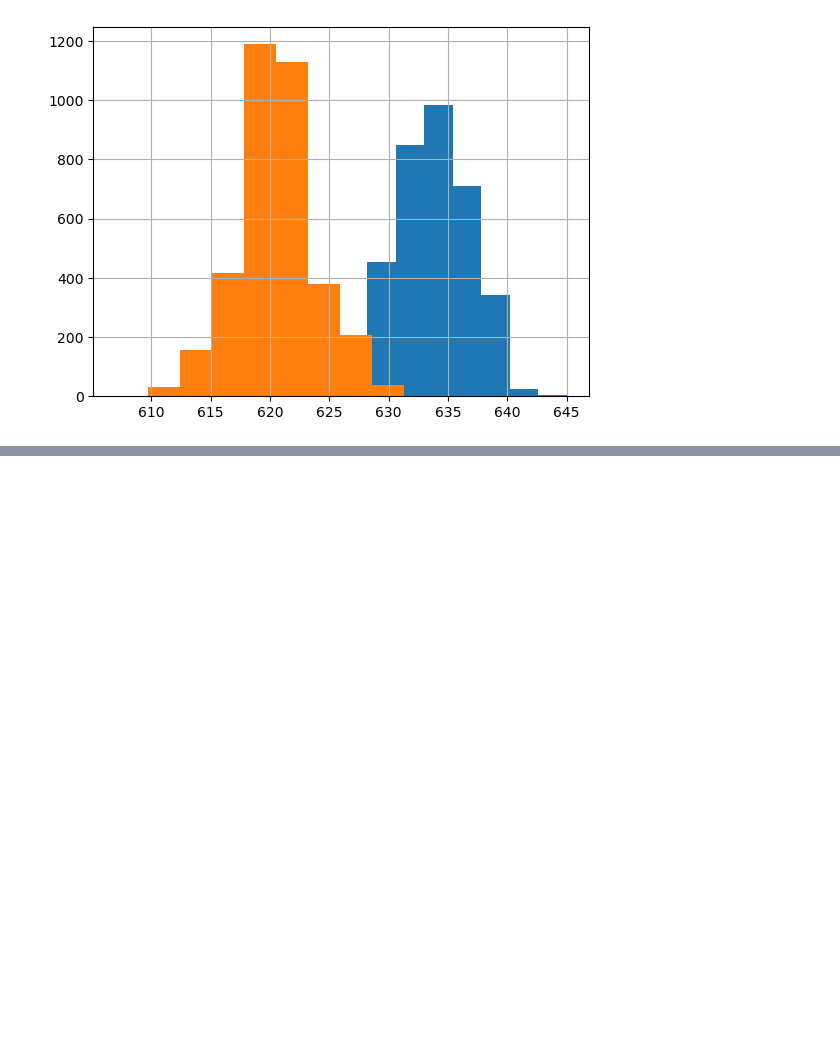
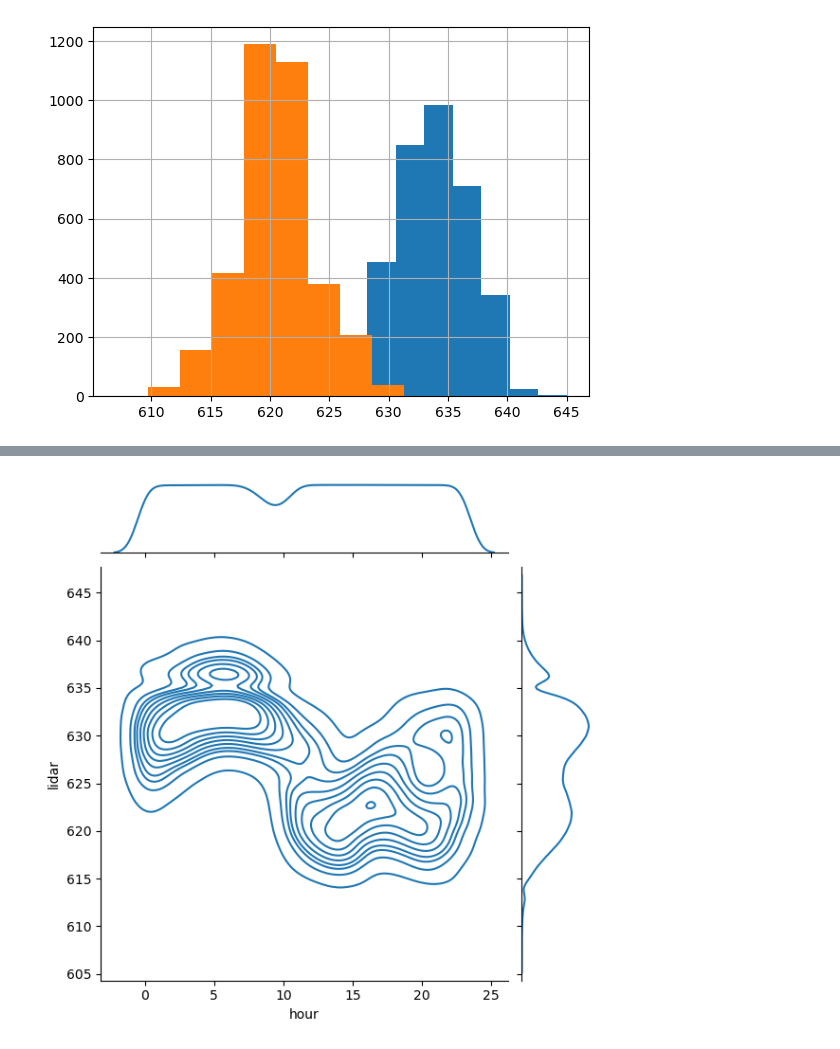
Before and after one commit to terimayowasabi/Probabilistic-Robotics, a Jupyter notebook: section_sensor/lidar_600.ipynb, the cells around one changed output, grey strips where cells are left out. Saved outputs shown, nothing was run; the diff lists cells and outputs as text; code cells hidden in the pictures; blank space fills up the shorter version.

```diff
--- a/section_sensor/lidar_600.ipynb
+++ b/section_sensor/lidar_600.ipynb
@@ -35,0 +73,7 @@ plt.show
+# %%
+sns.jointplot(data,x="hour",y="lidar",kind="kde")
+#seabornのメソッド　dataを使ってヒストグラムを描画   kindでグラフを指定　kdeはカーネル密度推定
+#カーネル密度推定を行うことでグラフが平滑化され、ゼロがゼロでなくなるので注意
+plt.show()
+# %% [output]
+[figure, added]
```
Also changed, not shown: parts of 16 cells of this notebook.
